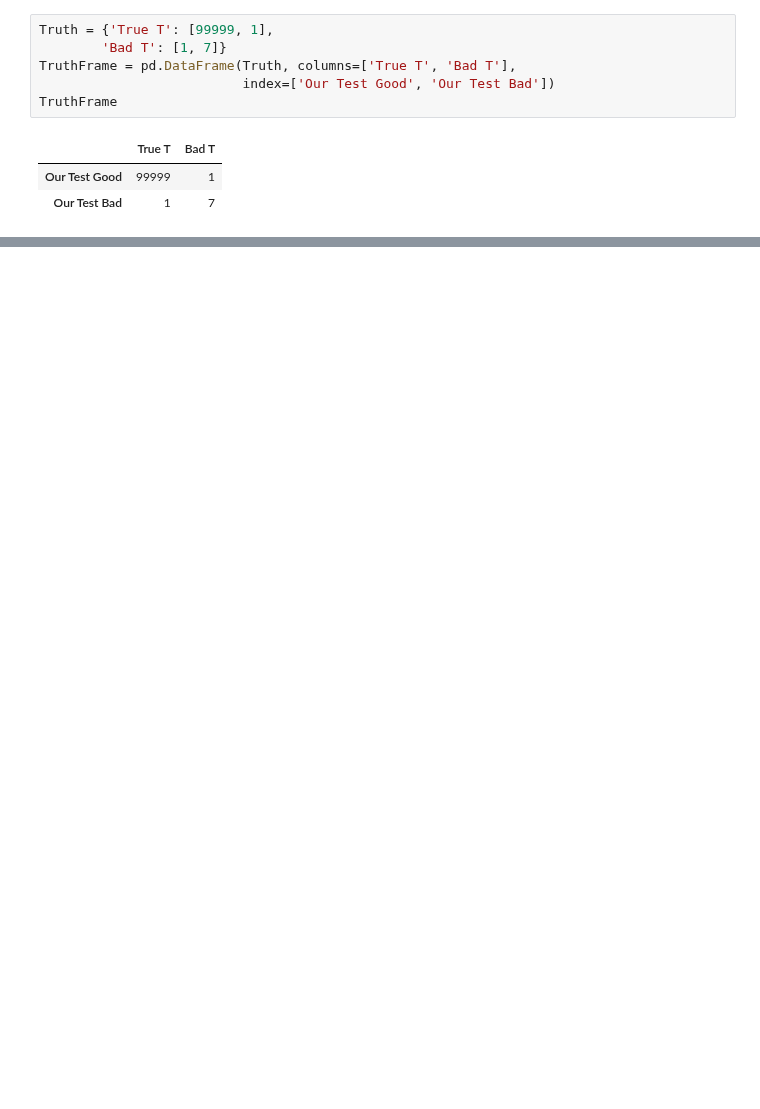
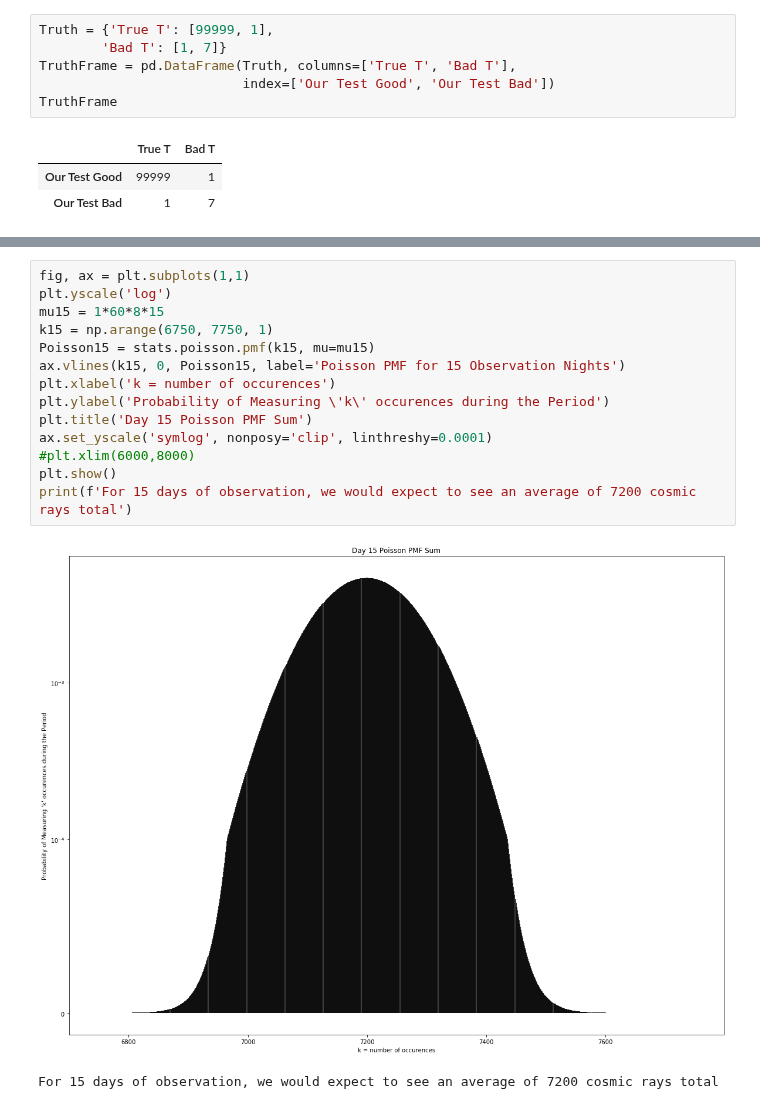
Before and after one commit to jbc1216/434-Portfolio, a Jupyter notebook: FinchCarr_Lab03.ipynb, the cells around one changed output, grey strips where cells are left out. Cells and saved outputs as stored; diff of their text form; blank space fills up the shorter version.

```diff
--- a/FinchCarr_Lab03.ipynb
+++ b/FinchCarr_Lab03.ipynb
@@ -91,0 +207,17 @@ TruthFrame
+# %%
+fig, ax = plt.subplots(1,1)
+plt.yscale('log')
+mu15 = 1*60*8*15
+k15 = np.arange(6750, 7750, 1)
+Poisson15 = stats.poisson.pmf(k15, mu=mu15)
+ax.vlines(k15, 0, Poisson15, label='Poisson PMF for 15 Observation Nights')
+plt.xlabel('k = number of occurences')
+plt.ylabel('Probability of Measuring \'k\' occurences during the Period')
+plt.title('Day 15 Poisson PMF Sum')
+ax.set_yscale('symlog', nonposy='clip', linthreshy=0.0001)
+#plt.xlim(6000,8000)
+plt.show()
+print(f'For 15 days of observation, we would expect to see an average of 7200 cosmic rays total')
+# %% [output]
+[figure, added]
+For 15 days of observation, we would expect to see an average of 7200 cosmic rays total
```
Also changed, not shown: parts of 22 cells of this notebook.
